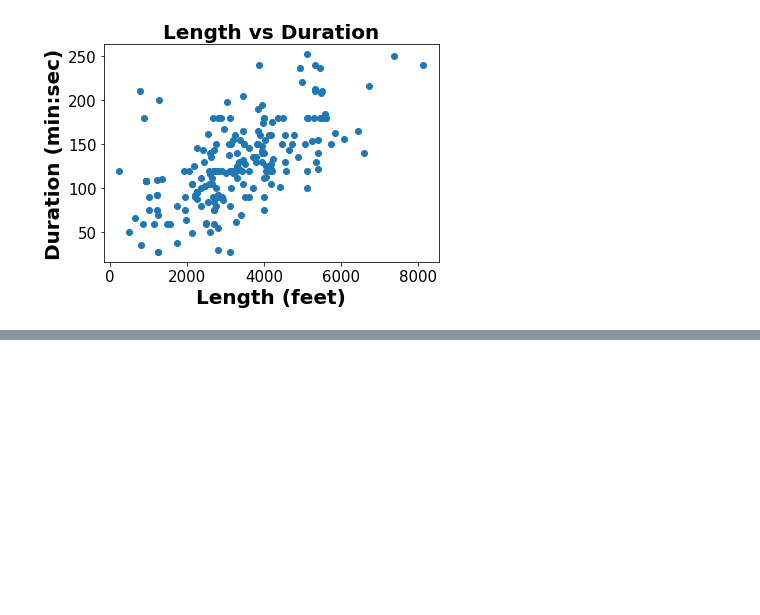
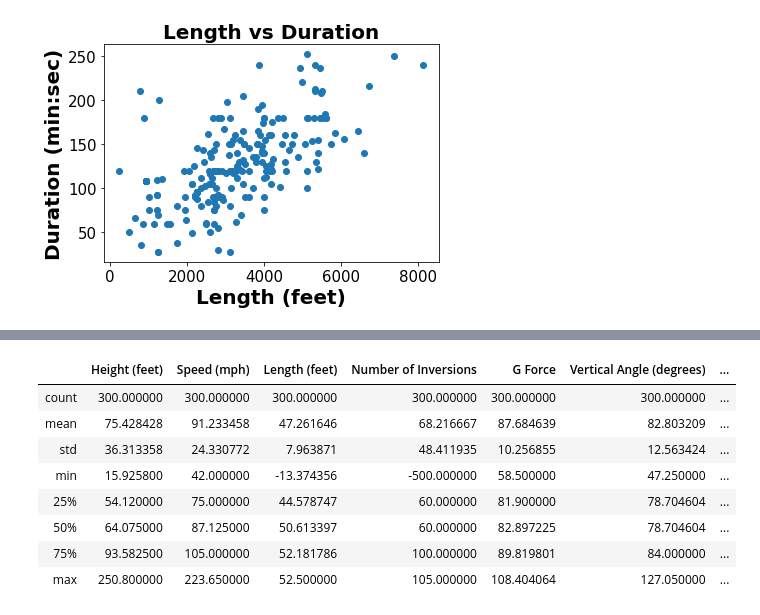
Before and after one commit to uvanchang/RankingRollerCoasters, a Jupyter notebook: Ranking a Roller Coaster.ipynb, the cells around one changed output, grey strips where cells are left out. Cells and saved outputs as stored; diff of their text form; code cells hidden in the pictures; blank space fills up the shorter version.

```diff
--- a/Ranking a Roller Coaster.ipynb
+++ b/Ranking a Roller Coaster.ipynb
@@ -136,0 +217,12 @@ df.head(300)
+# %%
+scoreDf.describe()
+# %% [output]
+|  | Height (feet) | Speed (mph) | Length (feet) | Number of Inversions | G Force | Vertical Angle (degrees) | ... |
+| count | 300.000000 | 300.000000 | 300.000000 | 300.000000 | 300.000000 | 300.000000 | ... |
+| mean | 75.428428 | 91.233458 | 47.261646 | 68.216667 | 87.684639 | 82.803209 | ... |
+| std | 36.313358 | 24.330772 | 7.963871 | 48.411935 | 10.256855 | 12.563424 | ... |
+| min | 15.925800 | 42.000000 | -13.374356 | -500.000000 | 58.500000 | 47.250000 | ... |
+| 25% | 54.120000 | 75.000000 | 44.578747 | 60.000000 | 81.900000 | 78.704604 | ... |
+| 50% | 64.075000 | 87.125000 | 50.613397 | 60.000000 | 82.897225 | 78.704604 | ... |
+| 75% | 93.582500 | 105.000000 | 52.181786 | 100.000000 | 89.819801 | 84.000000 | ... |
+| max | 250.800000 | 223.650000 | 52.500000 | 105.000000 | 108.404064 | 127.050000 | ... |
```
Also changed, not shown: parts of 10 cells of this notebook.
